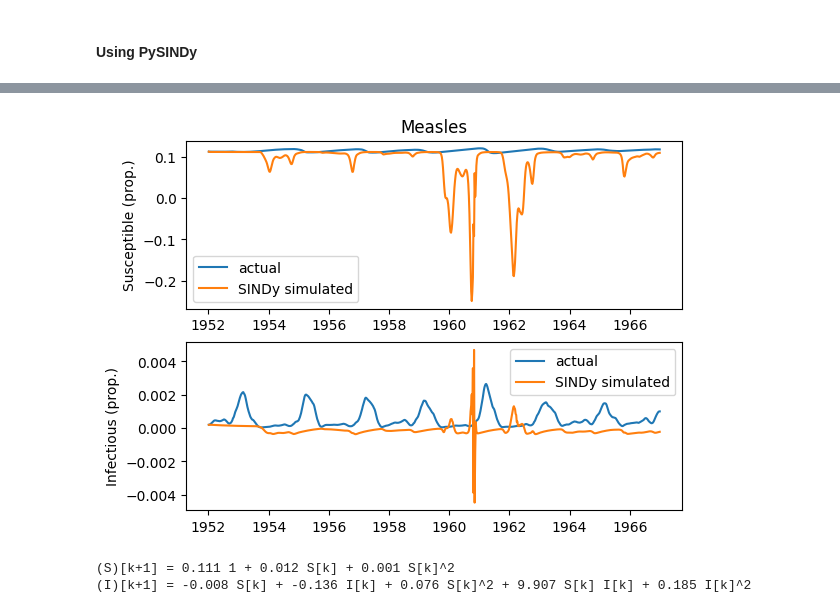
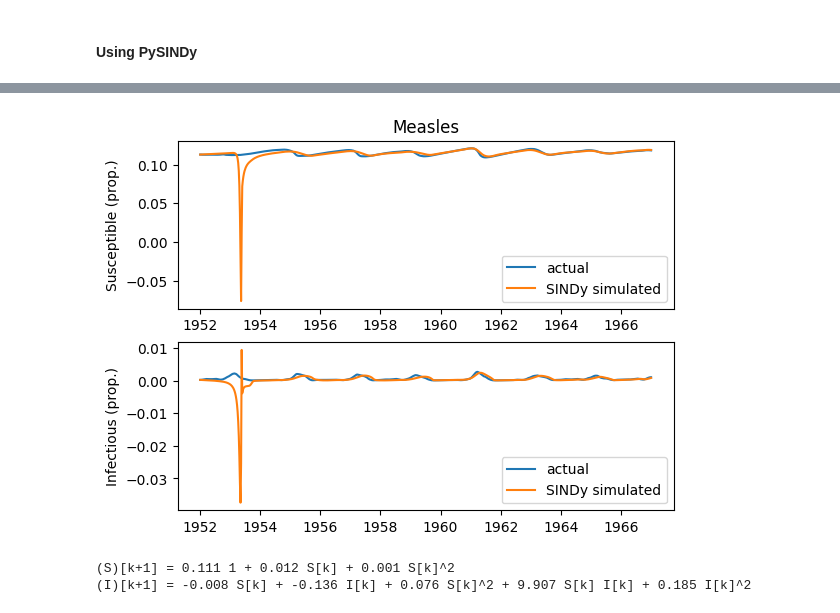
Before and after one commit to rdcarini/AMATH575, a Jupyter notebook: sindy_sandbox.ipynb, the cells around one changed output, grey strips where cells are left out. Cells and saved outputs as stored; diff of their text form; code cells hidden in the pictures.

Commit message:
Adding plots and figures for final report

```diff
--- a/sindy_sandbox.ipynb
+++ b/sindy_sandbox.ipynb
@@ -1754,4 +1890,7 @@ def analyze_disease_minimal(df, disease_name, threshold=1e-2, ridge_alpha=1e-6,
 # %%
+measles_data = prep_for_analysis("measles")
+rubella_data = prep_for_analysis("rubella")
+chickenpox_data = prep_for_analysis("chickenpox")
 hungarian_chickenpox_data = prep_for_analysis("chickenpox_new")
 # %%
 hungarian_chickenpox_data.head(5)
@@ -1778,7 +1966,7 @@ def build_sindy(susceptible, infectious, beta, t, degree=2, threshold=10e-4):
     init_value = np.transpose(np.array([susceptible[0], infectious[0]]))
 
     feature_library = ps.PolynomialLibrary(degree=degree)
-    optimizer = ps.STLSQ(threshold=threshold, normalize_columns=True)
+    optimizer = ps.STLSQ(threshold=threshold)
 
     disease_model = ps.SINDy(
         feature_library=feature_library,
@@ -1792,24 +1996,24 @@ def build_sindy(susceptible, infectious, beta, t, degree=2, threshold=10e-4):
 # %%
-measles_model, init_value = build_sindy(measles_data["susceptible"], measles_data["infectious"], measles_data["beta"], measles_data["week"].values, 2, 10e-4)
-sim = measles_model.simulate(init_value, t=len(measles_data["week"]), u=measles_data["beta"])
+measles_model, init_value = build_sindy(measles_data["susceptible"], measles_data["infectious"], measles_data["beta_scaled"], measles_data["week"].values, 2, 10e-4)
+sim = measles_model.simulate(init_value, t=len(measles_data["week"]), u=measles_data["beta_scaled"])
 
 fig, ((ax1, ax2)) = plt.subplots(2, 1)
 
-ax1.plot(dataset["week"], susceptible, label="actual")
-ax1.plot(dataset["week"], sim[:,0], label="SINDy simulated")
+ax1.plot(measles_data["week"], measles_data["susceptible"], label="actual")
+ax1.plot(measles_data["week"], sim[:,0], label="SINDy simulated")
 ax1.set_ylabel('Susceptible (prop.)')
 ax1.legend()
 
-ax2.plot(dataset["week"], infectious, label="actual")
-ax2.plot(dataset["week"], sim[:,1], label="SINDy simulated")
+ax2.plot(measles_data["week"], measles_data["infectious"], label="actual")
+ax2.plot(measles_data["week"], sim[:,1], label="SINDy simulated")
 ax2.set_ylabel('Infectious (prop.)')
 ax2.legend()
 
 ax1.set_title('Measles')
 
 plt.show()
 # %% [output]
-[figure, old version]
+[figure, new version]
 # %%
 measles_model.print()
 # %% [output]
```
Also changed, not shown: parts of 12 cells of this notebook, 15 other files.
